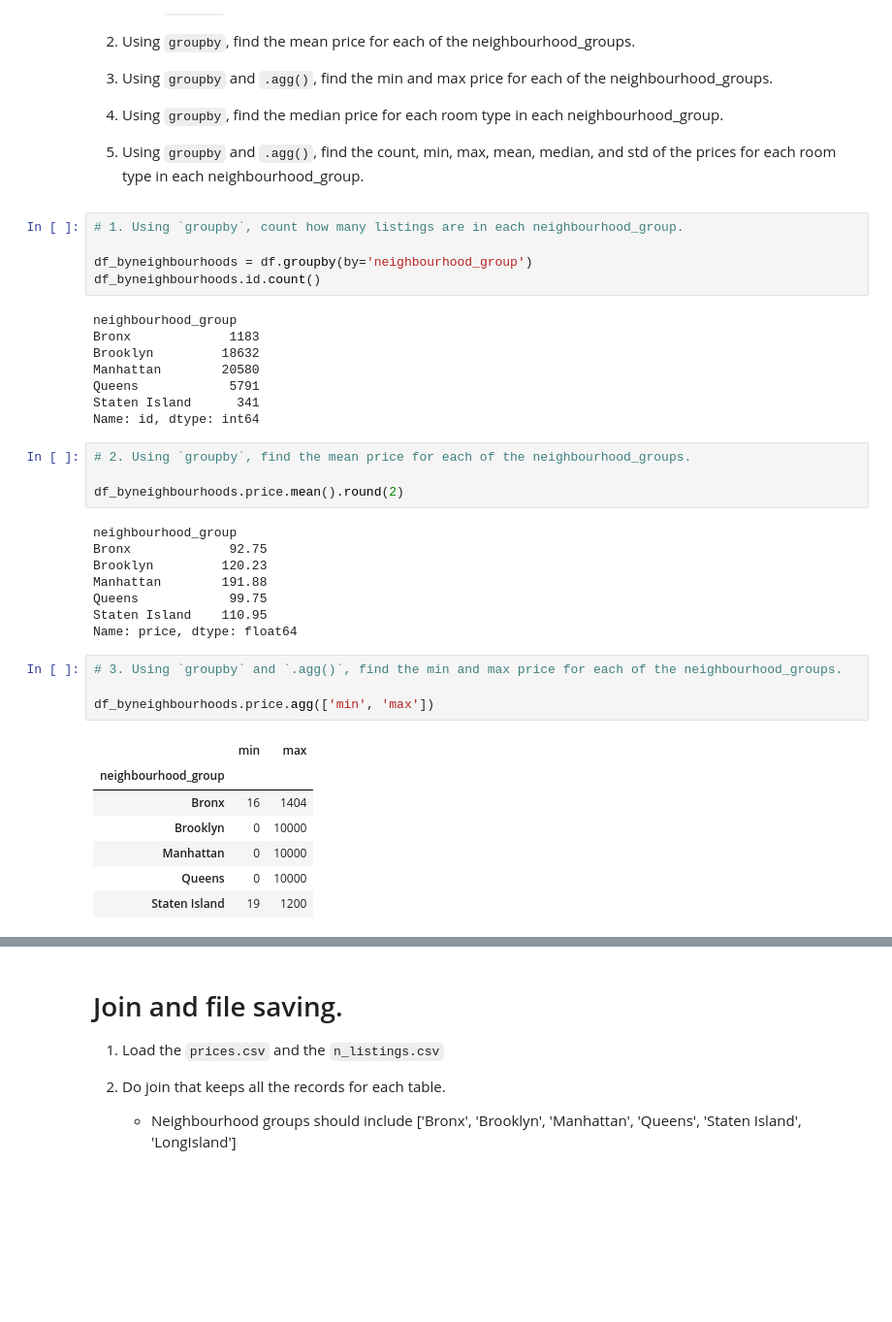
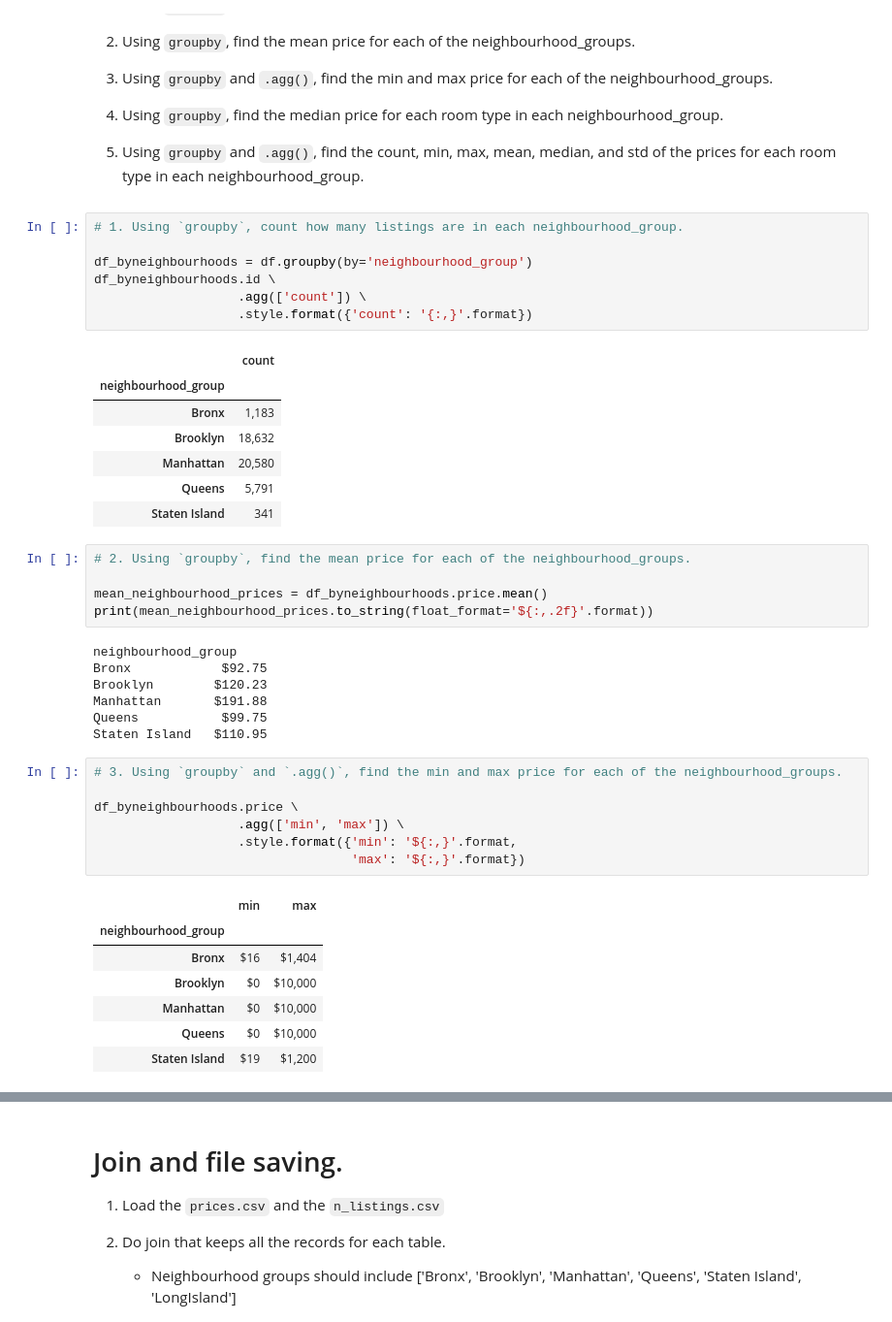
Before and after one commit to LiKenun/2021-fall-data-science, a Jupyter notebook: Week-01-Pandas/Exercise.ipynb, the cells around one changed output, grey strips where cells are left out. Shown at 97% size. Drawn from its saved outputs; the diff is of its cells as text; blank space fills up the shorter version.

```diff
--- a/Week-01-Pandas/Exercise.ipynb
+++ b/Week-01-Pandas/Exercise.ipynb
@@ -139,39 +148,44 @@ Name: room_type, dtype: float64
 # 1. Using `groupby`, count how many listings are in each neighbourhood_group.
 
 df_byneighbourhoods = df.groupby(by='neighbourhood_group')
-df_byneighbourhoods.id.count()
+df_byneighbourhoods.id \
+                   .agg(['count']) \
+                   .style.format({'count': '{:,}'.format})
 # %% [output]
-neighbourhood_group
-Bronx             1183
-Brooklyn         18632
-Manhattan        20580
-Queens            5791
-Staten Island      341
-Name: id, dtype: int64
+|  | count |
+| neighbourhood_group |  |
+| Bronx | 1,183 |
+| Brooklyn | 18,632 |
+| Manhattan | 20,580 |
+| Queens | 5,791 |
+| Staten Island | 341 |
 # %%
 # 2. Using `groupby`, find the mean price for each of the neighbourhood_groups.
 
-df_byneighbourhoods.price.mean().round(2)
+mean_neighbourhood_prices = df_byneighbourhoods.price.mean()
+print(mean_neighbourhood_prices.to_string(float_format='${:,.2f}'.format))
 # %% [output]
 neighbourhood_group
-Bronx             92.75
-Brooklyn         120.23
-Manhattan        191.88
-Queens            99.75
-Staten Island    110.95
-Name: price, dtype: float64
+Bronx            $92.75
+Brooklyn        $120.23
+Manhattan       $191.88
+Queens           $99.75
+Staten Island   $110.95
 # %%
 # 3. Using `groupby` and `.agg()`, find the min and max price for each of the neighbourhood_groups.
 
-df_byneighbourhoods.price.agg(['min', 'max'])
+df_byneighbourhoods.price \
+                   .agg(['min', 'max']) \
+                   .style.format({'min': '${:,}'.format,
+                                  'max': '${:,}'.format})
 # %% [output]
 |  | min | max |
 | neighbourhood_group |  |  |
-| Bronx | 16 | 1404 |
-| Brooklyn | 0 | 10000 |
-| Manhattan | 0 | 10000 |
-| Queens | 0 | 10000 |
-| Staten Island | 19 | 1200 |
+| Bronx | $16 | $1,404 |
+| Brooklyn | $0 | $10,000 |
+| Manhattan | $0 | $10,000 |
+| Queens | $0 | $10,000 |
+| Staten Island | $19 | $1,200 |
 # %%
 # 4. Using `groupby`, find the mean price for each room type in each neighbourhood_group.
 
```
Also changed, not shown: parts of 9 cells of this notebook, 1 other file.
